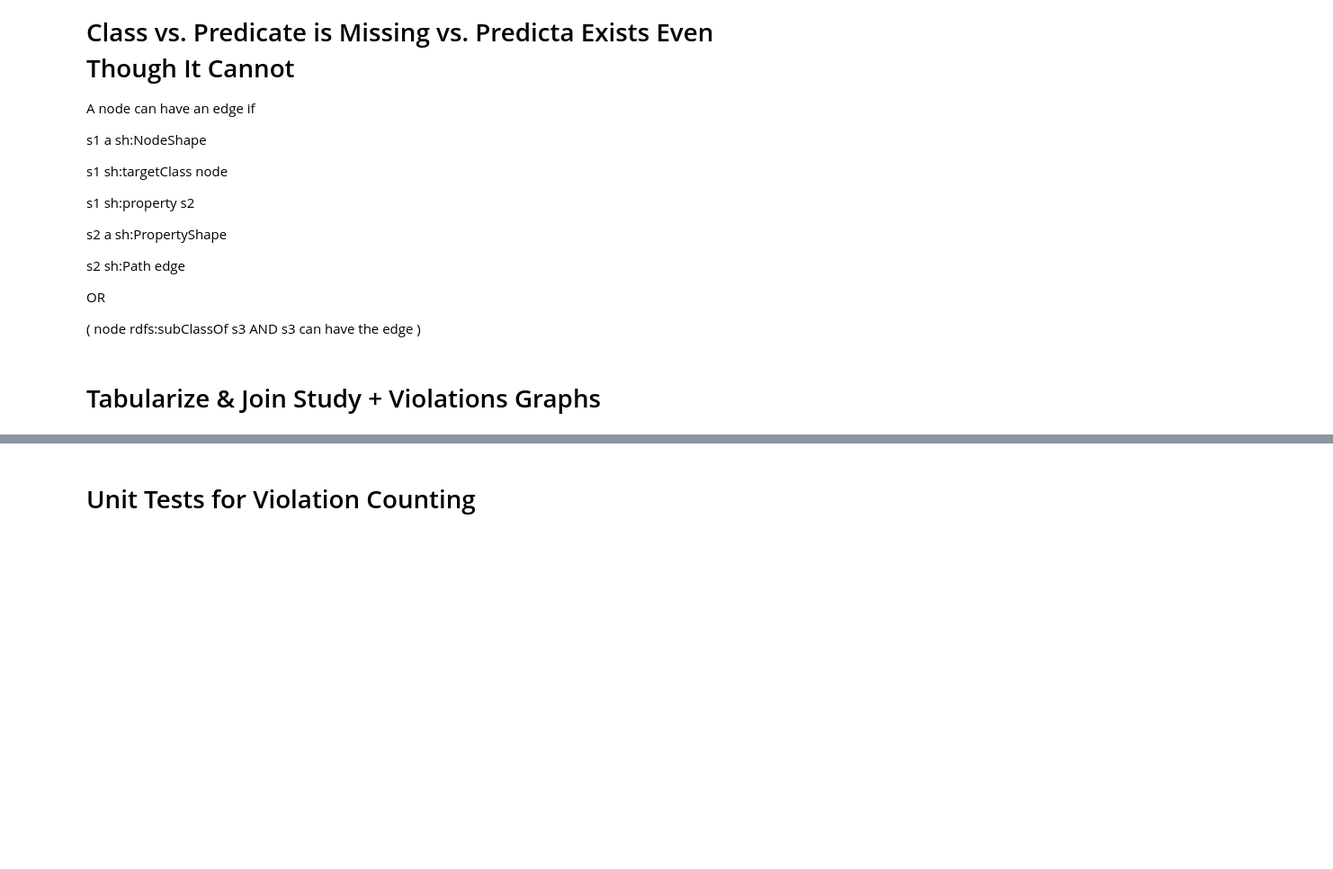
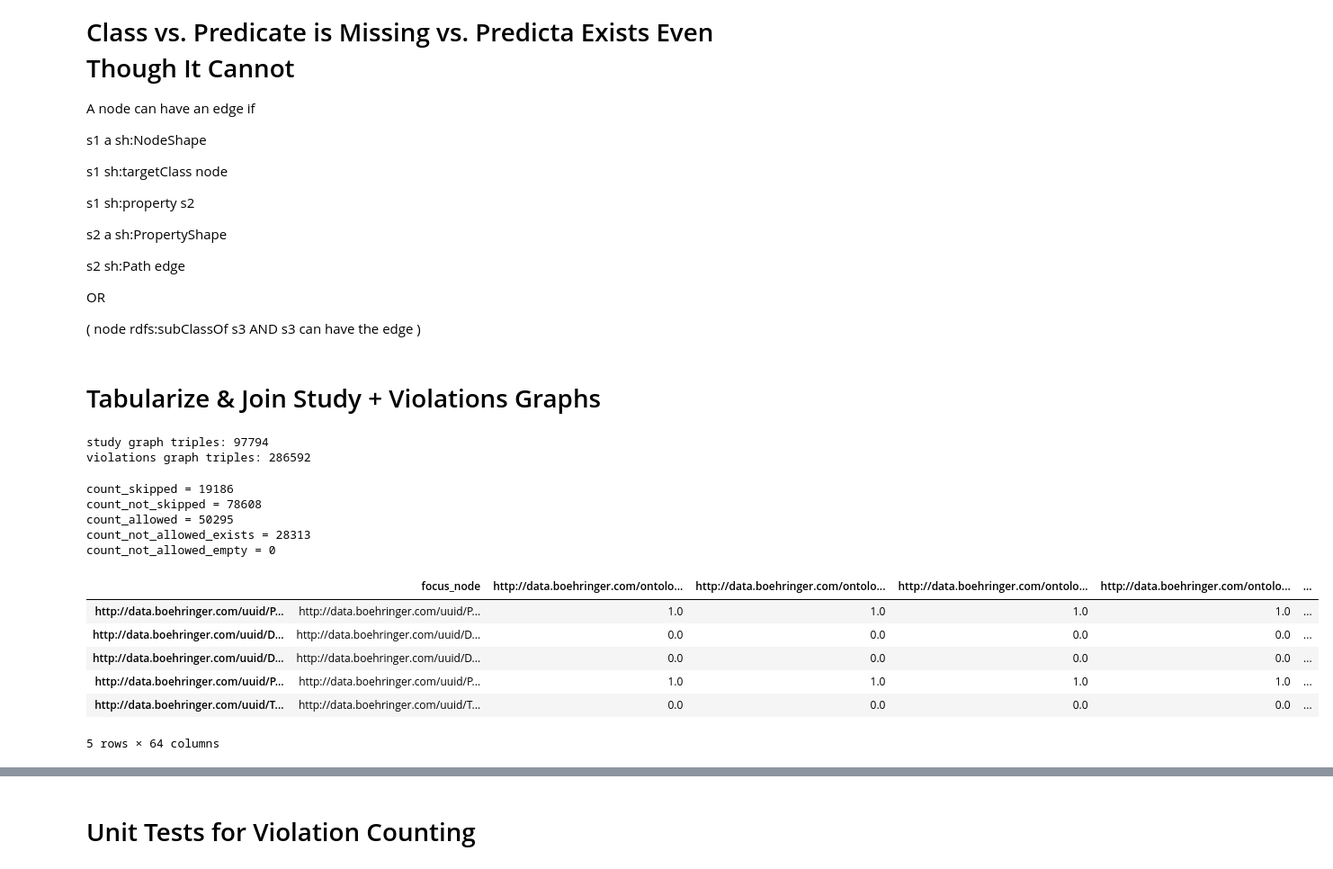
Before and after one commit to CursedSeraphim/bikg_app, a Jupyter notebook: bikg_app/preprocess.ipynb, the cells around one changed output, grey strips where cells are left out. Shown at 90% size. Cells and saved outputs as stored; diff of their text form; code cells hidden in the pictures; blank space fills up the shorter version.

Commit message:
fix preprocessing data values, lu not using sets yet

```diff
--- a/bikg_app/preprocess.ipynb
+++ b/bikg_app/preprocess.ipynb
@@ -336,20 +340,18 @@ def create_study_dataframe(study: Graph, d_focus_node_d_source_shape_counts, foc
 
         def write_object_to_study_df(study_df, s, p, o):
             current_value = study_df.at[str(s), str(p)]
-            # Convert the current value to a list if it is not already a list and not equal to empty_edge_string
-            if current_value != empty_edge_string and not isinstance(current_value, list):
-                current_value = [current_value]  # Convert existing string value to list
-            # Append the new object to the list if it's already a list
-            if isinstance(current_value, list):
-                current_value.append(str(o))  # Append new object to the list
-            elif current_value == empty_edge_string:
-                current_value = [str(o)]  # Start a new list with the object if the current value is the placeholder
+            # Check if the current cell already contains a value that is not empty_edge_string
+            if current_value == empty_edge_string:
+                # If the cell is empty, directly assign the new value
+                study_df.at[str(s), str(p)] = str(o)
             else:
-                # This else block might be redundant given the logic above, but included for clarity.
-                # If needed, adjust based on specific logic or conditions that are not covered.
-                raise Exception("Unexpected condition for: " + str(s) + " " + str(p) + " " + str(o))
-            # Update the DataFrame cell with the new value, which is now properly a list
-            study_df.at[str(s), str(p)] = current_value
+                # If the cell already has a value, ensure it's a list and append the new value
+                if not isinstance(current_value, list):
+                    current_value = [current_value] if current_value != str(o) else current_value
+                if isinstance(current_value, list):
+                    current_value.append(str(o))
+                # Update the DataFrame cell with the new value
+                study_df.at[str(s), str(p)] = current_value
 
 
         # if edge is allowed (and object is present otherwise we wouldn't get here), set value study_df.at[str(s), str(p)] = str(o)
@@ -382,37 +384,72 @@ def create_study_dataframe(study: Graph, d_focus_node_d_source_shape_counts, foc
     cols = study_df.columns.tolist()
     cols = cols[-1:] + cols[:-1]  # move the last column to the first
     study_df = study_df[cols]
 
     return study_df
 
 
 def save_study_dataframe(study_df):
     study_df.to_csv(STUDY_CSV_FILE)
 
 def replace_empty_edge_with_empty_array(df, empty_edge_string="EdgeNotPresent"):
     # Iterate through each column of the DataFrame
     for column in df.columns:
-        # Check if any cell in the column contains a list (indicating it's an array column)
-        if any(df[column].apply(lambda x: isinstance(x, list))):
-            # Replace empty_edge_string with an empty list for the entire column
+        # Determine if the column is a set column (contains at least one list)
+        is_set_column = any(df[column].apply(lambda x: isinstance(x, list)))
+        print(is_set_column, column)
+
+        # Apply conditional replacement based on whether the column is a set column
+        if is_set_column:
+            # For set columns, replace empty_edge_string with an empty list
             df[column] = df[column].apply(lambda x: [] if x == empty_edge_string else x)
+        else:
+            # For non-set columns, ensure that empty_edge_string remains for missing values
+            # This else block might not perform any action, but it's included for clarity.
+            # Adjust or remove based on your specific requirements or if further logic is needed.
+            pass
     return df
+
+def post_process_convert_to_arrays(df, empty_edge_string="EdgeNotPresent"):
+    for column in df.columns:
+        # Check if any cell in the column contains a list
+        contains_list = df[column].apply(lambda x: isinstance(x, list)).any()
+        if contains_list:
+            # Convert all non-list cells in the column into a list
+            df[column] = df[column].apply(lambda x: [x] if not isinstance(x, list) else x)
+        else:
+            # For columns without lists, no action is needed
+            pass
+    return df
+
 
 def tabularize_graphs(study: Graph, violations: Graph):
     print('study graph triples:', len(study))  # type: ignore
     print('violations graph triples:', len(violations))  # type: ignore
     d_focus_node_d_source_shape_counts, violation_list = count_violations(violations)
     save_violation_list(violation_list)
     study_df = create_study_dataframe(study, d_focus_node_d_source_shape_counts, focus_nodes_class_dict, agg_edges_dict)
-
-    study_df = replace_empty_edge_with_empty_array(study_df, empty_edge_string)
-
-
+    study_df = post_process_convert_to_arrays(study_df, empty_edge_string)
+    # study_df = replace_empty_edge_with_empty_array(study_df, empty_edge_string)
     save_study_dataframe(study_df)
     return d_focus_node_d_source_shape_counts
 
 
 d_focus_node_d_source_shape_counts = tabularize_graphs(study_g, violations_g)
 
 study_df = pd.read_csv(STUDY_CSV_FILE, index_col=0)
 study_df.head()
+# %% [output]
+study graph triples: 97794
+violations graph triples: 286592
+count_skipped = 19186
+count_not_skipped = 78608
+count_allowed = 50295
+count_not_allowed_exists = 28313
+count_not_allowed_empty = 0
+|  | focus_node | http://data.boehringer.com/ontolo... | http://data.boehringer.com/ontolo... | http://data.boehringer.com/ontolo... | http://data.boehringer.com/ontolo... | ... |
+| http://data.boehringer.com/uuid/P... | http://data.boehringer.com/uuid/P... | 1.0 | 1.0 | 1.0 | 1.0 | ... |
+| http://data.boehringer.com/uuid/D... | http://data.boehringer.com/uuid/D... | 0.0 | 0.0 | 0.0 | 0.0 | ... |
+| http://data.boehringer.com/uuid/D... | http://data.boehringer.com/uuid/D... | 0.0 | 0.0 | 0.0 | 0.0 | ... |
+| http://data.boehringer.com/uuid/P... | http://data.boehringer.com/uuid/P... | 1.0 | 1.0 | 1.0 | 1.0 | ... |
+| http://data.boehringer.com/uuid/T... | http://data.boehringer.com/uuid/T... | 0.0 | 0.0 | 0.0 | 0.0 | ... |
+5 rows × 64 columns
```
Also changed, not shown: parts of 4 cells of this notebook, 1 other file.
